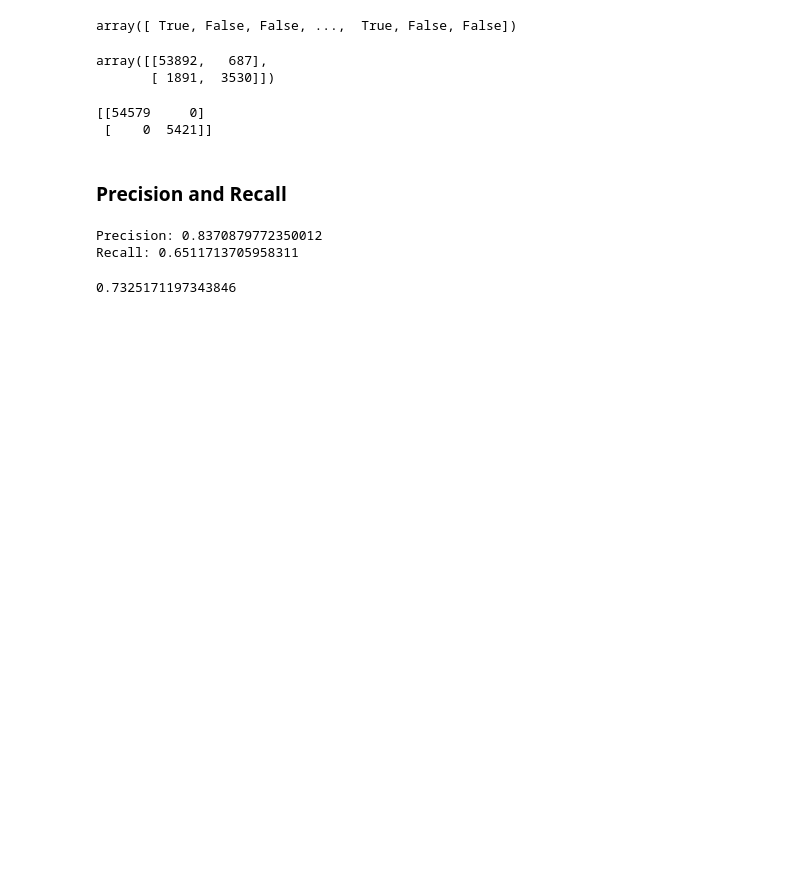
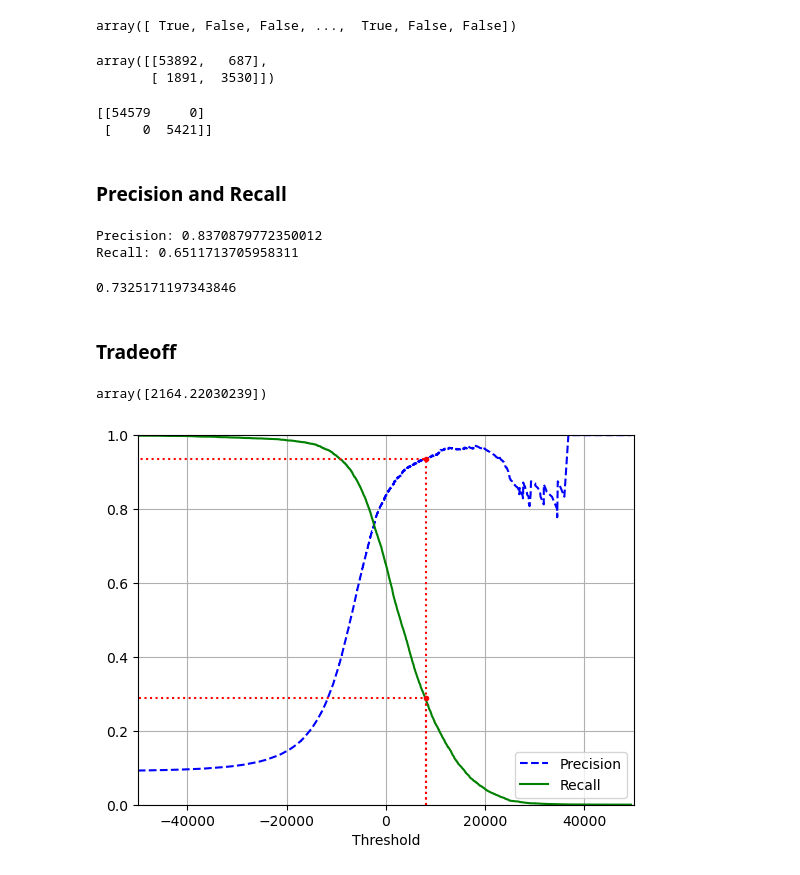
Before and after one commit to LIU-Xnd/ml_learn, a Jupyter notebook: ch3/main.ipynb, the cells around one changed output. Saved outputs shown, nothing was run; the diff lists cells and outputs as text; code cells hidden in the pictures; blank space fills up the shorter version.

```diff
--- a/ch3/main.ipynb
+++ b/ch3/main.ipynb
@@ -169,3 +169,16 @@ from sklearn.metrics import f1_score
 f1_score(y_train_5, y_train_pred)
 # %% [output]
 0.7325171197343846
+# %% [markdown]
+### Tradeoff
+# %%
+y_scores = sgd_clf.decision_function([some_digit])
+y_scores
+# %% [output]
+array([2164.22030239])
+# %%
+y_scores = cross_val_predict(sgd_clf, X_train, y_train_5, cv=3, method="decision_function")
+# %%
+from sklearn.metrics import precision_recall_curve
+
+precisions, recalls, thresholds = precision_recall_curve(y_train_5, y_scores)
@@ -171,0 +187,26 @@ f1_score(y_train_5, y_train_pred)
+# %%
+def plot_precision_recall_vs_threshold(precisions, recalls, thresholds, threshold=8000):
+    plt.plot(thresholds, precisions[:-1], "b--", label="Precision")
+    plt.plot(thresholds, recalls[:-1], "g-", label="Recall")
+    if threshold is not None:
+        near_ix = bisect.bisect(thresholds, threshold)
+
+        plt.plot([thresholds[near_ix],thresholds[near_ix], thresholds[0]], [0., precisions[near_ix], precisions[near_ix]], "r:")
+
+        plt.plot([thresholds[near_ix],thresholds[near_ix], thresholds[0]], [0., recalls[near_ix], recalls[near_ix]], "r:")
+
+        plt.plot([thresholds[near_ix]],[precisions[near_ix]], "r.")
+
+        plt.plot([thresholds[near_ix]],[recalls[near_ix]], "r.")
+
+    plt.xlabel("Threshold")
+    plt.grid()
+    plt.legend()
+    return
+
+plot_precision_recall_vs_threshold(precisions, recalls, thresholds)
+plt.xlim(-50000,50000)
+plt.ylim(0.,1.)
+plt.show()
+# %% [output]
+[figure, added]
```
Also changed, not shown: parts of 33 cells of this notebook, 2 other files.
